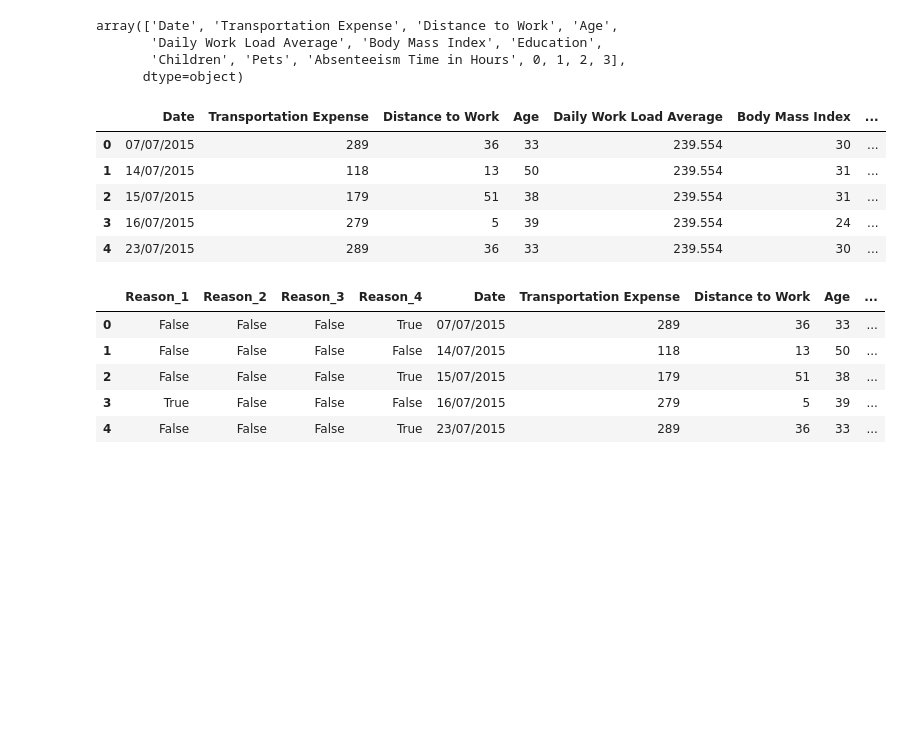
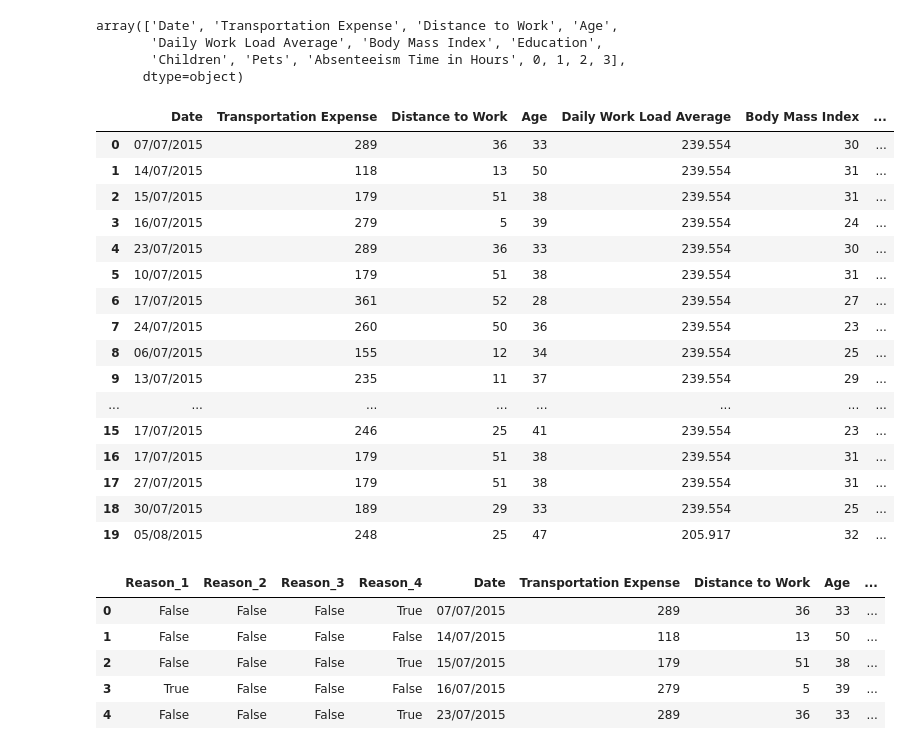
Before and after one commit to Cryptic72/DataAnalysis, a Jupyter notebook: Absenteeism_Exercise.ipynb, the cells around one changed output. Saved outputs shown, nothing was run; the diff lists cells and outputs as text; code cells hidden in the pictures; blank space fills up the shorter version.

```diff
--- a/Absenteeism_Exercise.ipynb
+++ b/Absenteeism_Exercise.ipynb
@@ -311,14 +311,25 @@ column_names = ['Date', 'Transportation Expense', 'Distance to Work', 'Age',
 # %%
 df.columns = column_names
 # %%
-df.head()
+df.head(20)
 # %% [output]
 |  | Date | Transportation Expense | Distance to Work | Age | Daily Work Load Average | Body Mass Index | ... |
 | 0 | 07/07/2015 | 289 | 36 | 33 | 239.554 | 30 | ... |
 | 1 | 14/07/2015 | 118 | 13 | 50 | 239.554 | 31 | ... |
 | 2 | 15/07/2015 | 179 | 51 | 38 | 239.554 | 31 | ... |
 | 3 | 16/07/2015 | 279 | 5 | 39 | 239.554 | 24 | ... |
 | 4 | 23/07/2015 | 289 | 36 | 33 | 239.554 | 30 | ... |
+| 5 | 10/07/2015 | 179 | 51 | 38 | 239.554 | 31 | ... |
+| 6 | 17/07/2015 | 361 | 52 | 28 | 239.554 | 27 | ... |
+| 7 | 24/07/2015 | 260 | 50 | 36 | 239.554 | 23 | ... |
+| 8 | 06/07/2015 | 155 | 12 | 34 | 239.554 | 25 | ... |
+| 9 | 13/07/2015 | 235 | 11 | 37 | 239.554 | 29 | ... |
+| ... | ... | ... | ... | ... | ... | ... | ... |
+| 15 | 17/07/2015 | 246 | 25 | 41 | 239.554 | 23 | ... |
+| 16 | 17/07/2015 | 179 | 51 | 38 | 239.554 | 31 | ... |
+| 17 | 27/07/2015 | 179 | 51 | 38 | 239.554 | 31 | ... |
+| 18 | 30/07/2015 | 189 | 29 | 33 | 239.554 | 25 | ... |
+| 19 | 05/08/2015 | 248 | 25 | 47 | 205.917 | 32 | ... |
 # %%
 column_names_reordered = ['Reason_1', 'Reason_2', 'Reason_3', 'Reason_4', 'Date', 'Transportation Expense', 'Distance to Work', 'Age',
        'Daily Work Load Average', 'Body Mass Index', 'Education',
```
Also changed, not shown: parts of 9 cells of this notebook.
